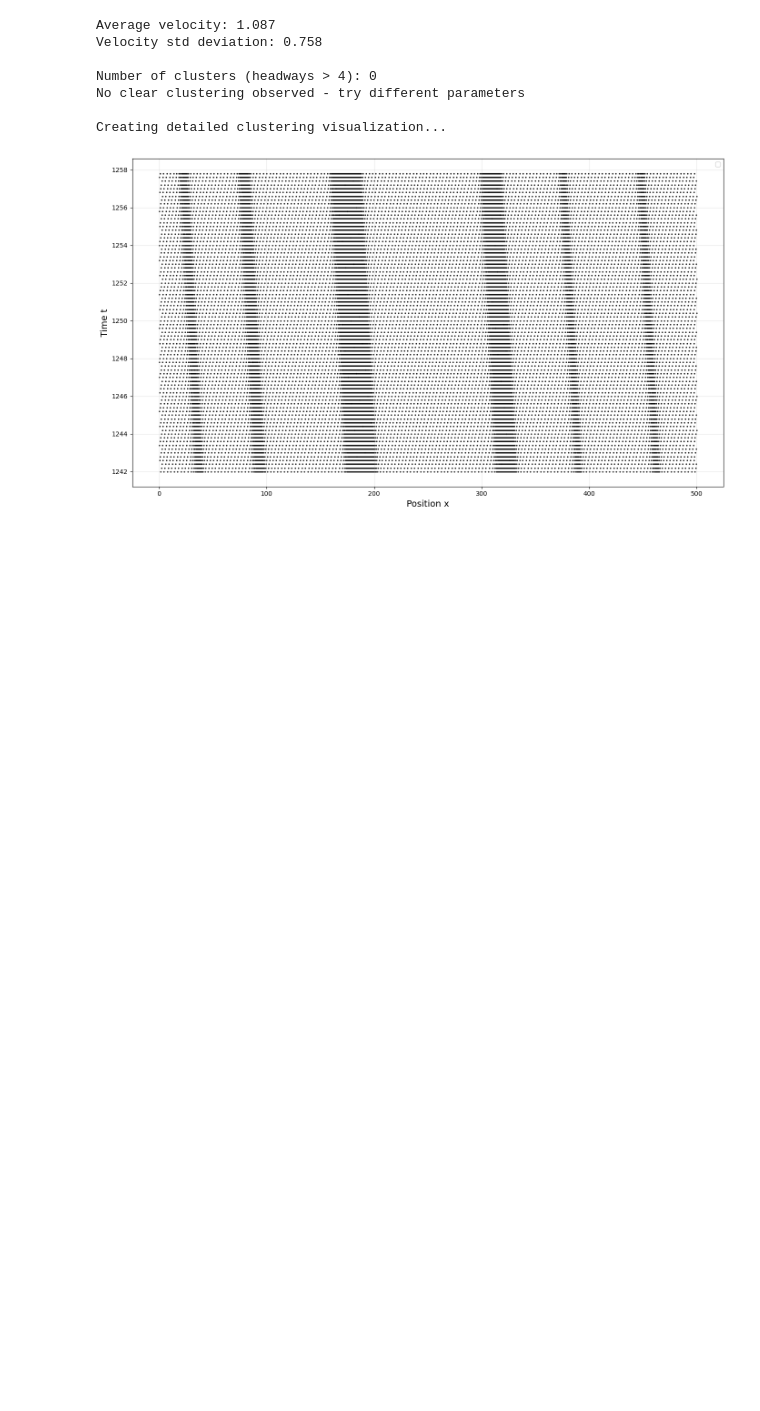
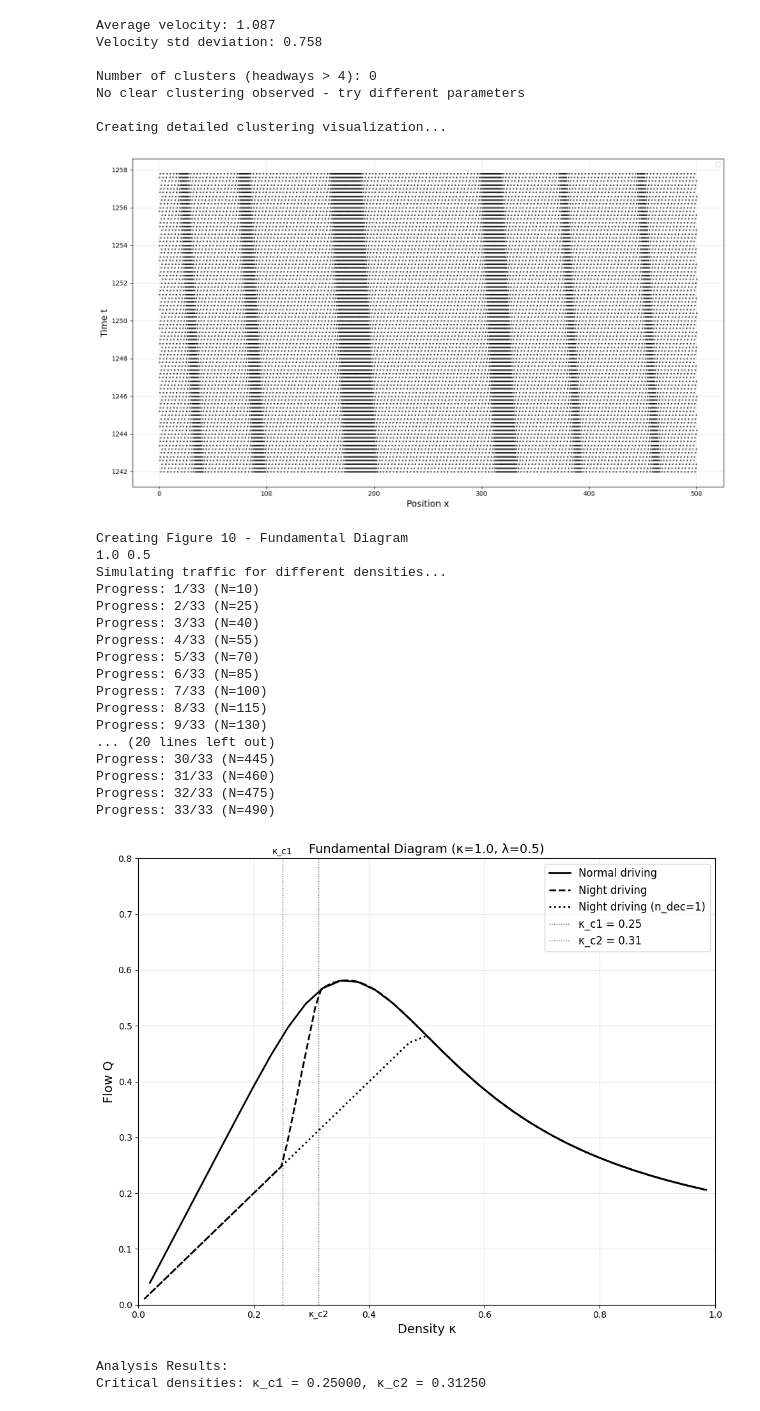
Before and after one commit to bluff-king/Night-driving-behavior, a Jupyter notebook: FWD.ipynb, the cells around one changed output. Drawn from its saved outputs; the diff is of its cells as text; code cells hidden in the pictures; blank space fills up the shorter version.

```diff
--- a/FWD.ipynb
+++ b/FWD.ipynb
@@ -476,7 +539,7 @@ Creating detailed clustering visualization...
 #             'is_stable': np.all(V_prime < stability_threshold)
 #         }
 
-def simulate_traffic(N,L,k,lamb, use_night_driving=True, apply_perturbation=False, T_max=250,n_dec=1):
+def simulate_traffic(N,L,k,lamb, use_night_driving=True, apply_perturbation=False, T_max=250,n_dec=1,A=0):
     """
     Simulate traffic flow using FVD model
     Returns: density, flow
@@ -510,11 +573,17 @@ def simulate_traffic(N,L,k,lamb, use_night_driving=True, apply_perturbation=Fals
         vehicle_stopped = False
 ###################################################################################
     # Run simulation
-    for step in range(n_steps):
-        x,v,perturbation_active,vehicle_stopped,perturbation_counter = update_with_perturbation(x=x,v=v,N=N,kappa=k, lambda_param=lamb, use_night_driving=use_night_driving,
-                                                                                                perturbation_active=perturbation_active,perturbation_counter=perturbation_counter,
-                                                                                                vehicle_stopped=vehicle_stopped, perturbed_vehicles=perturbed_vehicles,n_dec=n_dec)
-        # n dec = 1 or 80
+    if A==0:
+        for step in range(n_steps):
+            x,v,perturbation_active,vehicle_stopped,perturbation_counter = update_with_perturbation(x=x,v=v,N=N,kappa=k, lambda_param=lamb, use_night_driving=use_night_driving,
+                                                                                                    perturbation_active=perturbation_active,perturbation_counter=perturbation_counter,
+                                                                                                    vehicle_stopped=vehicle_stopped, perturbed_vehicles=perturbed_vehicles,n_dec=n_dec)
+            # n dec = 1 or 80
+    else:
+        for step in range(n_steps):
+            x,v,perturbation_active,vehicle_stopped,perturbation_counter = update_with_pert_rand(x=x,v=v,N=N,kappa=k, lambda_param=lamb, use_night_driving=use_night_driving,
+                                                                                                 perturbation_active=perturbation_active,perturbation_counter=perturbation_counter,
+                                                                                                 vehicle_stopped=vehicle_stopped, perturbed_vehicles=perturbed_vehicles,n_dec=n_dec,A=A)
     # Calculate final density and flow
     density = N / L
     final_flow = density * np.mean(v)
@@ -716,3 +785,34 @@ No clear clustering observed - try different parameters
 
 Creating detailed clustering visualization...
 [figure]
+# %%
+kappa = 1.0
+lambda_param = 0.5
+print("Creating Figure 10 - Fundamental Diagram")
+
+run_full_simulation = True
+
+if run_full_simulation:
+    print(kappa, lambda_param)
+    results = create_fundamental_diagram(N_max=501,L=500,k=kappa,lamb=lambda_param, n_dec=80)
+# %% [output]
+Creating Figure 10 - Fundamental Diagram
+1.0 0.5
+Simulating traffic for different densities...
+Progress: 1/33 (N=10)
+Progress: 2/33 (N=25)
+Progress: 3/33 (N=40)
+Progress: 4/33 (N=55)
+Progress: 5/33 (N=70)
+Progress: 6/33 (N=85)
+Progress: 7/33 (N=100)
+Progress: 8/33 (N=115)
+Progress: 9/33 (N=130)
+... (20 lines left out)
+Progress: 30/33 (N=445)
+Progress: 31/33 (N=460)
+Progress: 32/33 (N=475)
+Progress: 33/33 (N=490)
+[figure, added]
+Analysis Results:
+Critical densities: κ_c1 = 0.25000, κ_c2 = 0.31250
```
Also changed, not shown: parts of 6 cells of this notebook.
